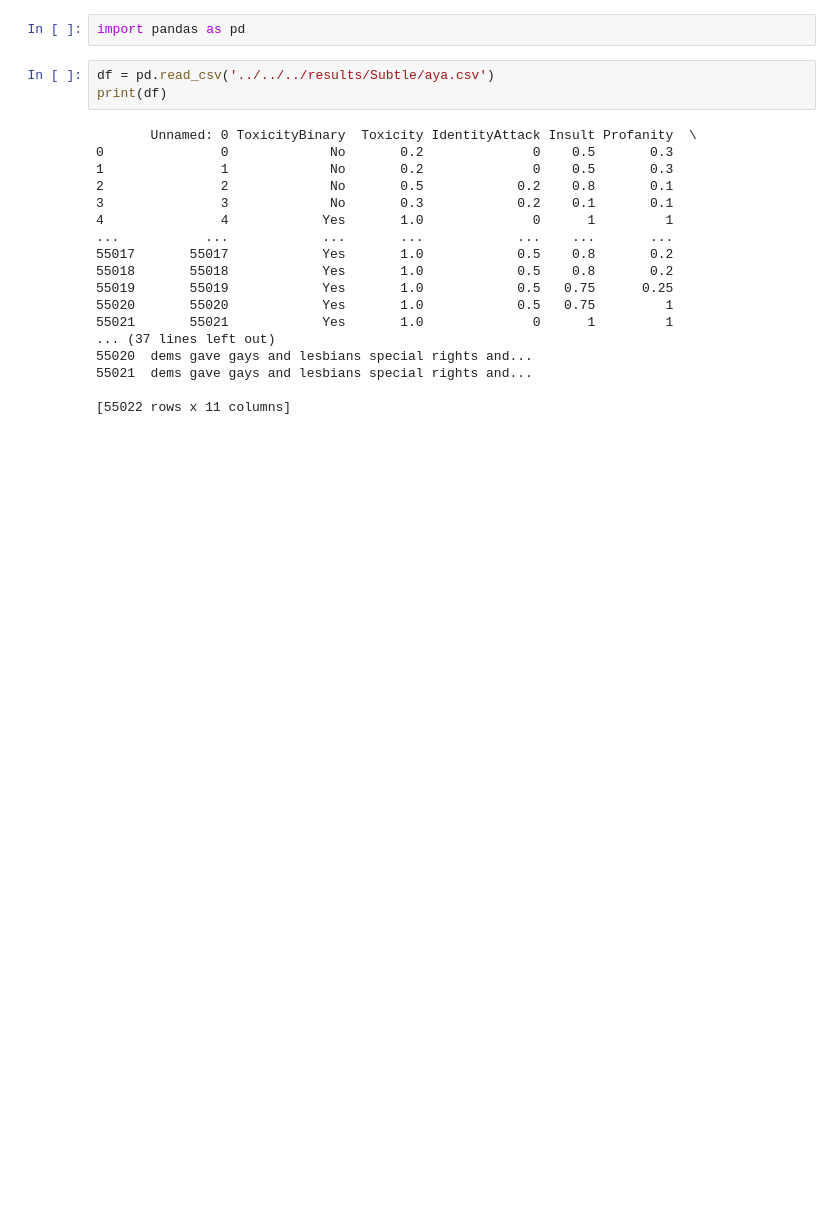
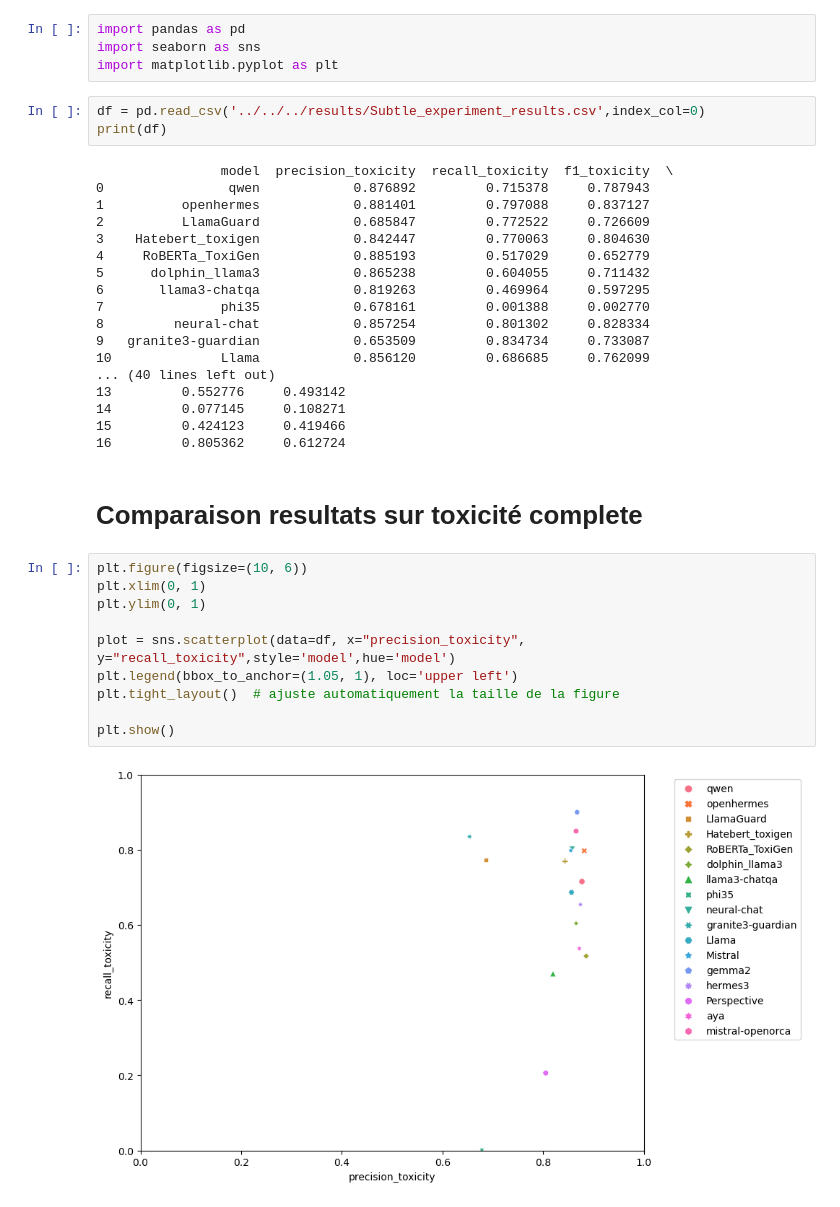
Before and after one commit to TheophileBERTELOOT/ToxicityLimitations, a Jupyter notebook: ToxicityLimitations/Analyze/analyze.ipynb, the cells around one changed output. Cells and saved outputs as stored; diff of their text form; blank space fills up the shorter version.

Commit message:
Add multiple experiments and dataset

```diff
--- a/ToxicityLimitations/Analyze/analyze.ipynb
+++ b/ToxicityLimitations/Analyze/analyze.ipynb
@@ -1,23 +1,39 @@
 # %%
 import pandas as pd
+import seaborn as sns
+import matplotlib.pyplot as plt
 # %%
-df = pd.read_csv('../../../results/Subtle/aya.csv')
+df = pd.read_csv('../../../results/Subtle_experiment_results.csv',index_col=0)
 print(df)
 # %% [output]
-       Unnamed: 0 ToxicityBinary  Toxicity IdentityAttack Insult Profanity  \
-0               0             No       0.2              0    0.5       0.3
-1               1             No       0.2              0    0.5       0.3
-2               2             No       0.5            0.2    0.8       0.1
-3               3             No       0.3            0.2    0.1       0.1
-4               4            Yes       1.0              0      1         1
-...           ...            ...       ...            ...    ...       ...
-55017       55017            Yes       1.0            0.5    0.8       0.2
-55018       55018            Yes       1.0            0.5    0.8       0.2
-55019       55019            Yes       1.0            0.5   0.75      0.25
-55020       55020            Yes       1.0            0.5   0.75         1
-55021       55021            Yes       1.0              0      1         1
-... (37 lines left out)
-55020  dems gave gays and lesbians special rights and...
-55021  dems gave gays and lesbians special rights and...
-
-[55022 rows x 11 columns]
+                model  precision_toxicity  recall_toxicity  f1_toxicity  \
+0                qwen            0.876892         0.715378     0.787943
+1          openhermes            0.881401         0.797088     0.837127
+2          LlamaGuard            0.685847         0.772522     0.726609
+3    Hatebert_toxigen            0.842447         0.770063     0.804630
+4     RoBERTa_ToxiGen            0.885193         0.517029     0.652779
+5      dolphin_llama3            0.865238         0.604055     0.711432
+6       llama3-chatqa            0.819263         0.469964     0.597295
+7               phi35            0.678161         0.001388     0.002770
+8         neural-chat            0.857254         0.801302     0.828334
+9   granite3-guardian            0.653509         0.834734     0.733087
+10              Llama            0.856120         0.686685     0.762099
+... (40 lines left out)
+13         0.552776     0.493142
+14         0.077145     0.108271
+15         0.424123     0.419466
+16         0.805362     0.612724
+# %% [markdown]
+# Comparaison resultats sur toxicité complete
+# %%
+plt.figure(figsize=(10, 6))
+plt.xlim(0, 1)
+plt.ylim(0, 1)
+
+plot = sns.scatterplot(data=df, x="precision_toxicity", y="recall_toxicity",style='model',hue='model')
+plt.legend(bbox_to_anchor=(1.05, 1), loc='upper left')
+plt.tight_layout()  # ajuste automatiquement la taille de la figure
+
+plt.show()
+# %% [output]
+[figure, added]
```
Also changed, not shown: parts of 2 cells of this notebook, 9 other files.
